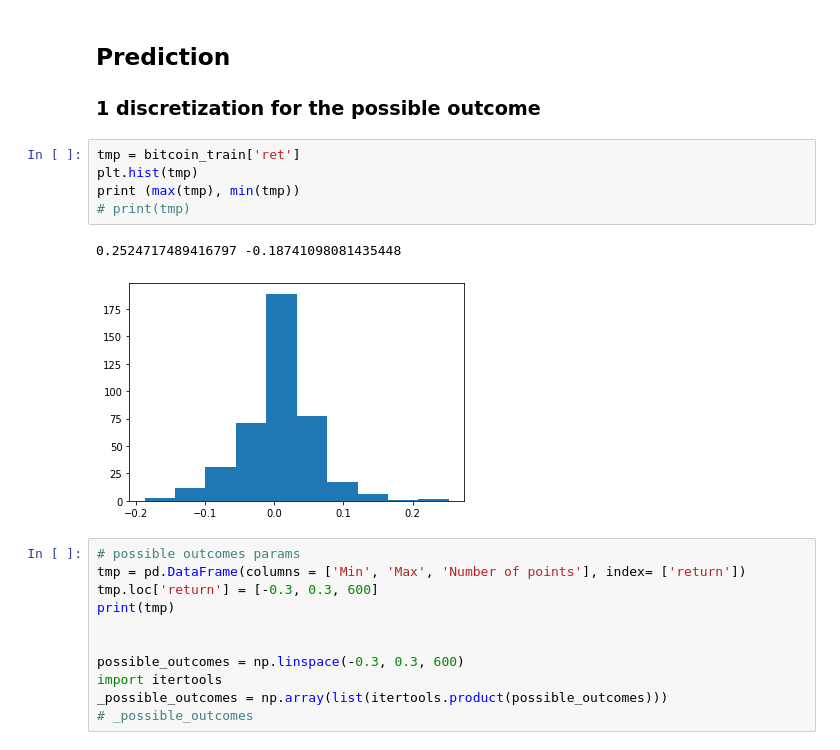
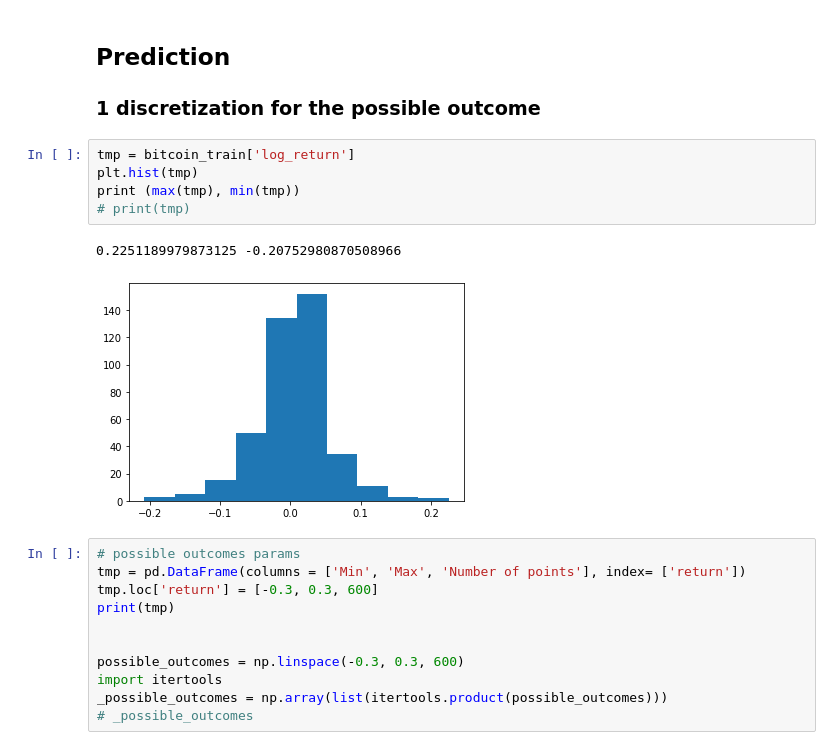
Before and after one commit to yanhan-si/Stats451_group, a Jupyter notebook: HMM.ipynb, the cells around one changed output. Drawn from its saved outputs; the diff is of its cells as text.

Commit message:
HMM fitting log_return

```diff
--- a/HMM.ipynb
+++ b/HMM.ipynb
@@ -125,13 +126,13 @@ array([0, 0, 0, 0, 0, 0, 0])
 
 ### 1  discretization for the possible outcome
 # %%
-tmp = bitcoin_train['ret']
+tmp = bitcoin_train['log_return']
 plt.hist(tmp)
 print (max(tmp), min(tmp))
 # print(tmp)
 # %% [output]
-0.2524717489416797 -0.18741098081435448
+0.2251189979873125 -0.20752980870508966
-[figure, old version]
+[figure, new version]
 # %%
 # possible outcomes params
 tmp = pd.DataFrame(columns = ['Min', 'Max', 'Number of points'], index= ['return'])
```
Also changed, not shown: parts of 18 cells of this notebook.
